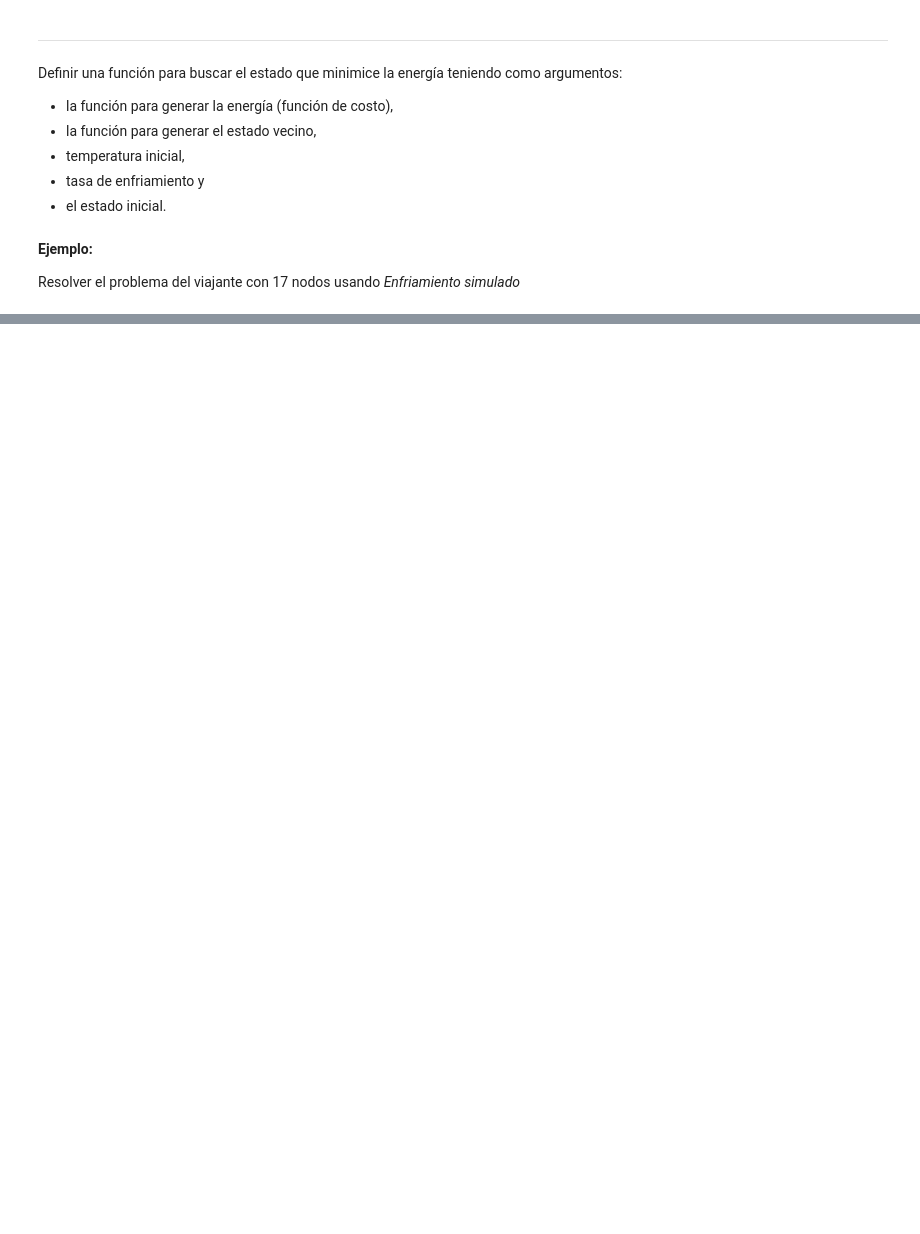
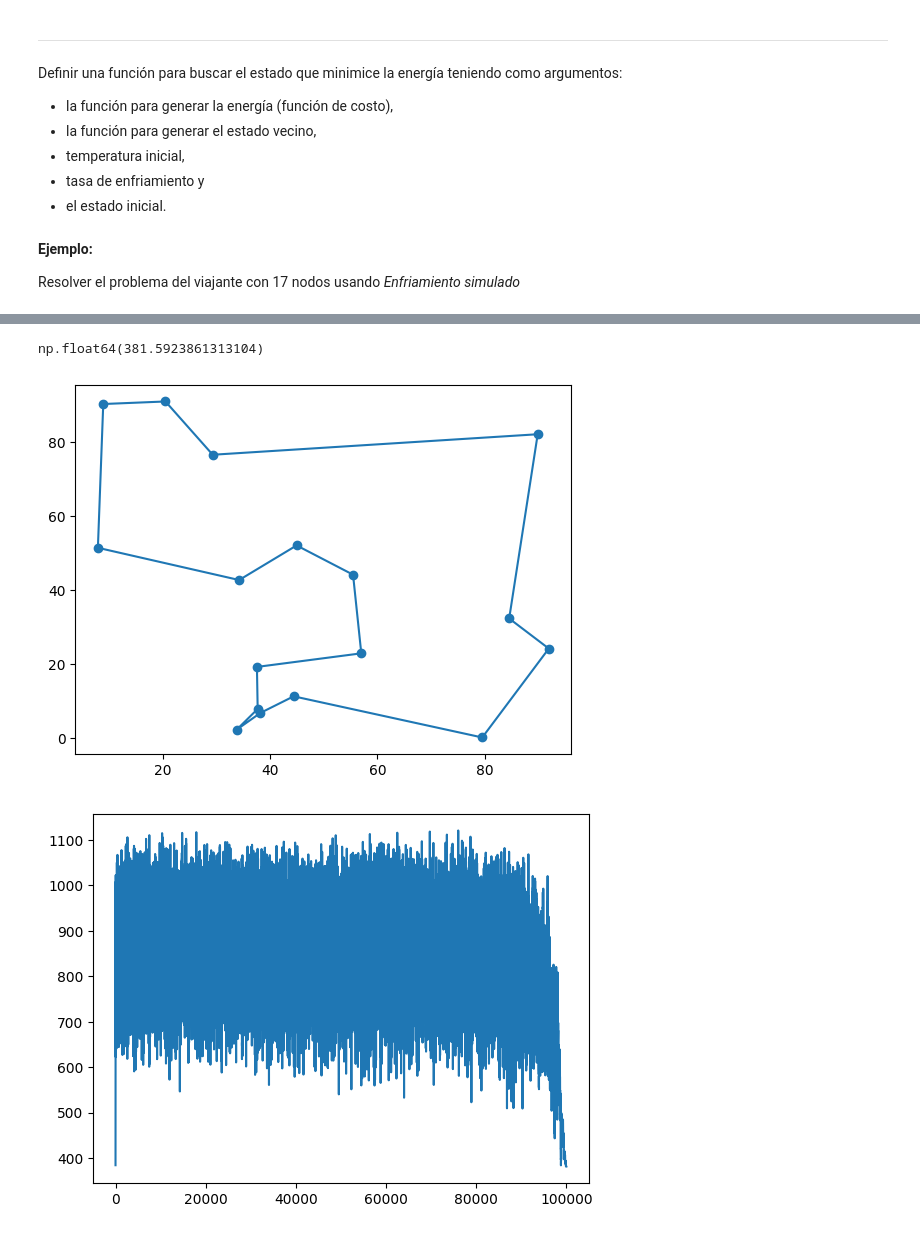
Before and after one commit to ArellanoMCarlos/SimMatO2025, a Jupyter notebook: Módulo 3 - Métodos de búsqueda/1 - Métodos de búsqueda.ipynb, the cells around one changed output, grey strips where cells are left out. Drawn from its saved outputs; the diff is of its cells as text; code cells hidden in the pictures; blank space fills up the shorter version.

```diff
--- a/Módulo 3 - Métodos de búsqueda/1 - Métodos de búsqueda.ipynb
+++ b/Módulo 3 - Métodos de búsqueda/1 - Métodos de búsqueda.ipynb
@@ -294,3 +303,16 @@ np.float64(434.8924887285803)
+# %%
+#estado_new,Energias=enfriamiento_lin(distancia,generar_vecino,1000,0.01,estado0)
+estado_new,Energias=enfriamiento_lin(distancia,generar_vecino,1000,0.01,estado_new)
+plt.scatter(ciudades[:,0],ciudades[:,1])
+plt.plot(ciudades[estado_new,0],ciudades[estado_new,1])
+plt.plot([ciudades[estado_new[-1],0],ciudades[estado_new[0],0]],[ciudades[estado_new[-1],1],ciudades[estado_new[0],1]],'C0')
+plt.figure()
+plt.plot(Energias)
+distancia(estado_new)
+# %% [output]
+np.float64(381.5923861313104)
+[figure, added]
+[figure, added]
 # %%
 estado0,estado_new
 # %% [output]
```
Also changed, not shown: parts of 9 cells of this notebook, 3 other files.
